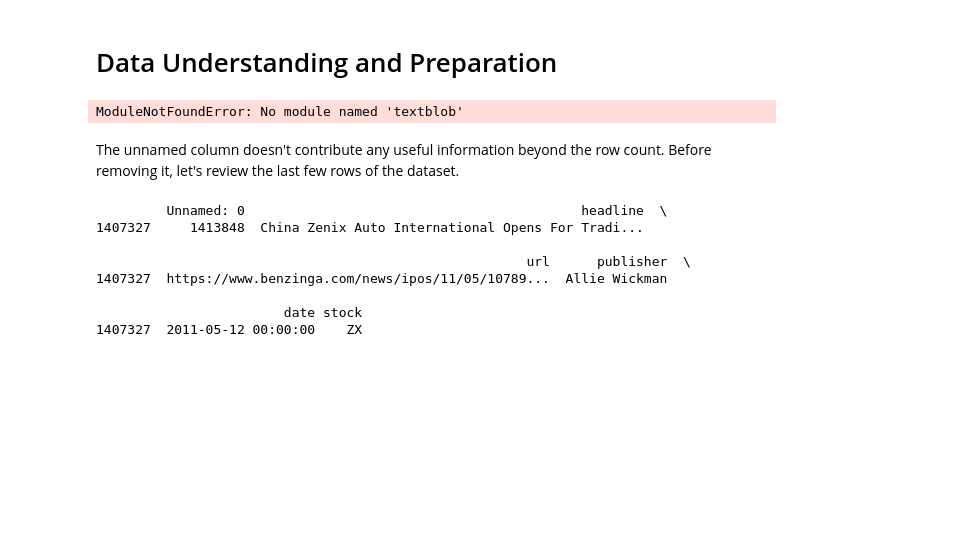
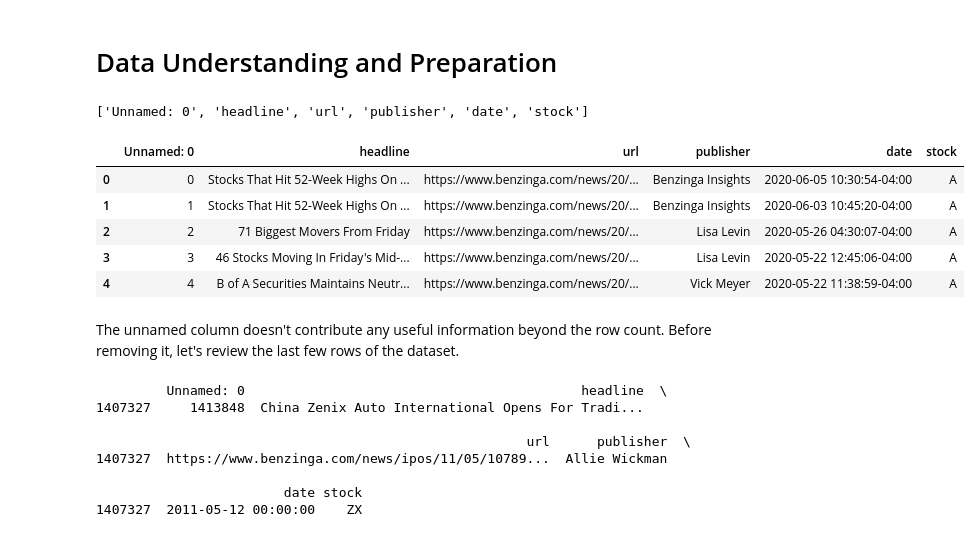
Before and after one commit to Ethel-Star/W1.FinNews-StockPrice-Integration, a Jupyter notebook: notebooks/EDA_Financial_Headlines.ipynb, the cells around one changed output. Saved outputs shown, nothing was run; the diff lists cells and outputs as text; code cells hidden in the pictures; blank space fills up the shorter version.

```diff
--- a/notebooks/EDA_Financial_Headlines.ipynb
+++ b/notebooks/EDA_Financial_Headlines.ipynb
@@ -3,36 +3,42 @@
 # %%
 import pandas as pd
 import numpy as np
 import matplotlib.pyplot as plt
 from textblob import TextBlob
 import yfinance as yf
 import seaborn as sns
 import re
 import nltk
 from nltk.corpus import stopwords
 from nltk.tokenize import word_tokenize
 from nltk.stem import WordNetLemmatizer
 from nltk.sentiment.vader import SentimentIntensityAnalyzer
 from sklearn.feature_extraction.text import CountVectorizer, TfidfVectorizer
 from sklearn.decomposition import LatentDirichletAllocation
 
 import pandas as pd
 
-""" nltk.download('stopwords')
-nltk.download('punkt')
-nltk.download('wordnet')
-nltk.download('vader_lexicon') """
+# nltk.download('stopwords')
+# nltk.download('punkt')
+# nltk.download('wordnet')
+# nltk.download('vader_lexicon')
 
 
 
 # loading data
 file_path = r"C:\Users\ethio\Desktop\Tenx.AIM2 -ET\Week1\Data\raw_analyst_ratings.csv"
 
 df=pd.read_csv(file_path)
 print(df.columns.tolist())
 df.head()
 # %% [output]
-ModuleNotFoundError: No module named 'textblob'
+['Unnamed: 0', 'headline', 'url', 'publisher', 'date', 'stock']
+|  | Unnamed: 0 | headline | url | publisher | date | stock |
+| 0 | 0 | Stocks That Hit 52-Week Highs On ... | https://www.benzinga.com/news/20/... | Benzinga Insights | 2020-06-05 10:30:54-04:00 | A |
+| 1 | 1 | Stocks That Hit 52-Week Highs On ... | https://www.benzinga.com/news/20/... | Benzinga Insights | 2020-06-03 10:45:20-04:00 | A |
+| 2 | 2 | 71 Biggest Movers From Friday | https://www.benzinga.com/news/20/... | Lisa Levin | 2020-05-26 04:30:07-04:00 | A |
+| 3 | 3 | 46 Stocks Moving In Friday's Mid-... | https://www.benzinga.com/news/20/... | Lisa Levin | 2020-05-22 12:45:06-04:00 | A |
+| 4 | 4 | B of A Securities Maintains Neutr... | https://www.benzinga.com/news/20/... | Vick Meyer | 2020-05-22 11:38:59-04:00 | A |
 # %% [markdown]
 The unnamed column doesn't contribute any useful information beyond the row count. Before removing it, let's review
 the last few rows of the dataset.
```
Also changed, not shown: parts of 2 cells of this notebook.
